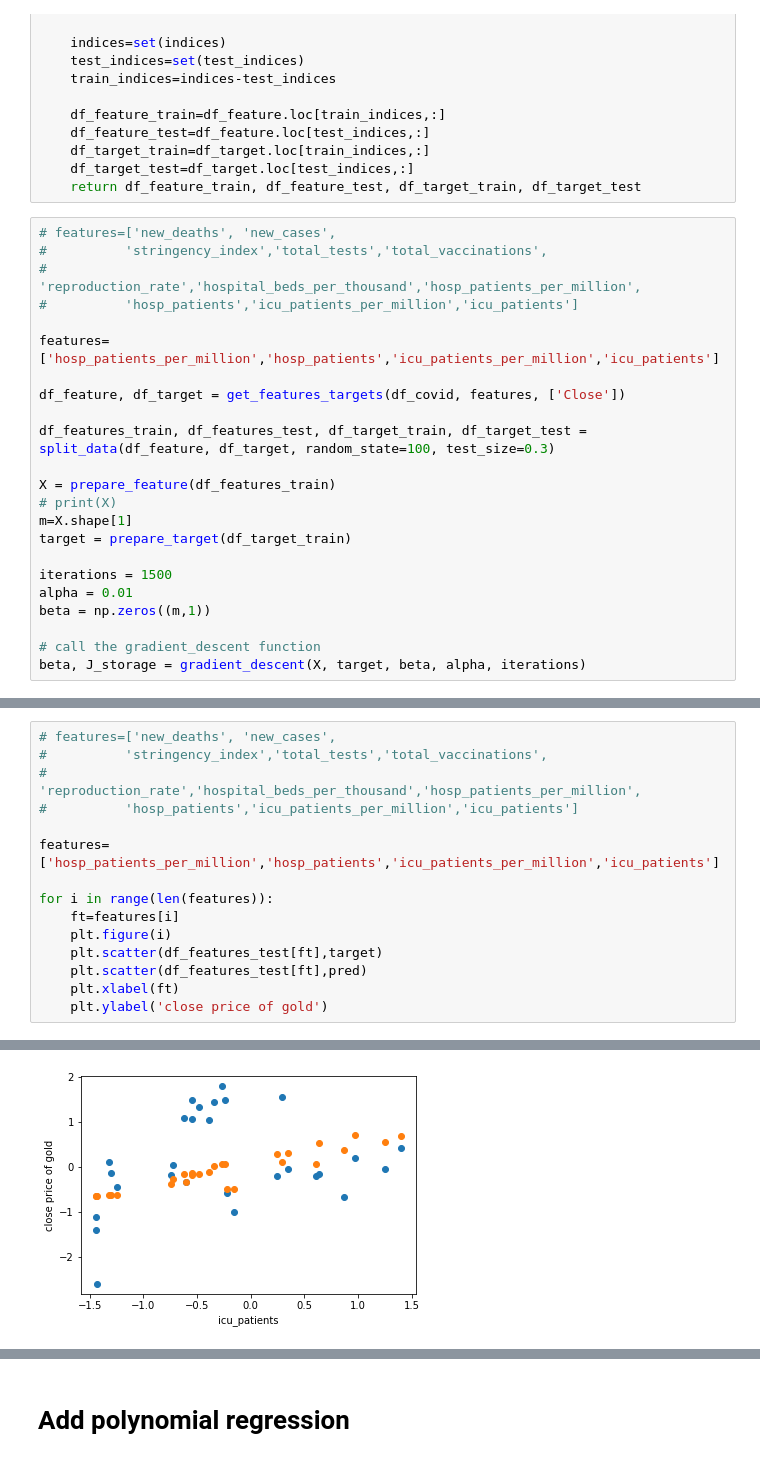
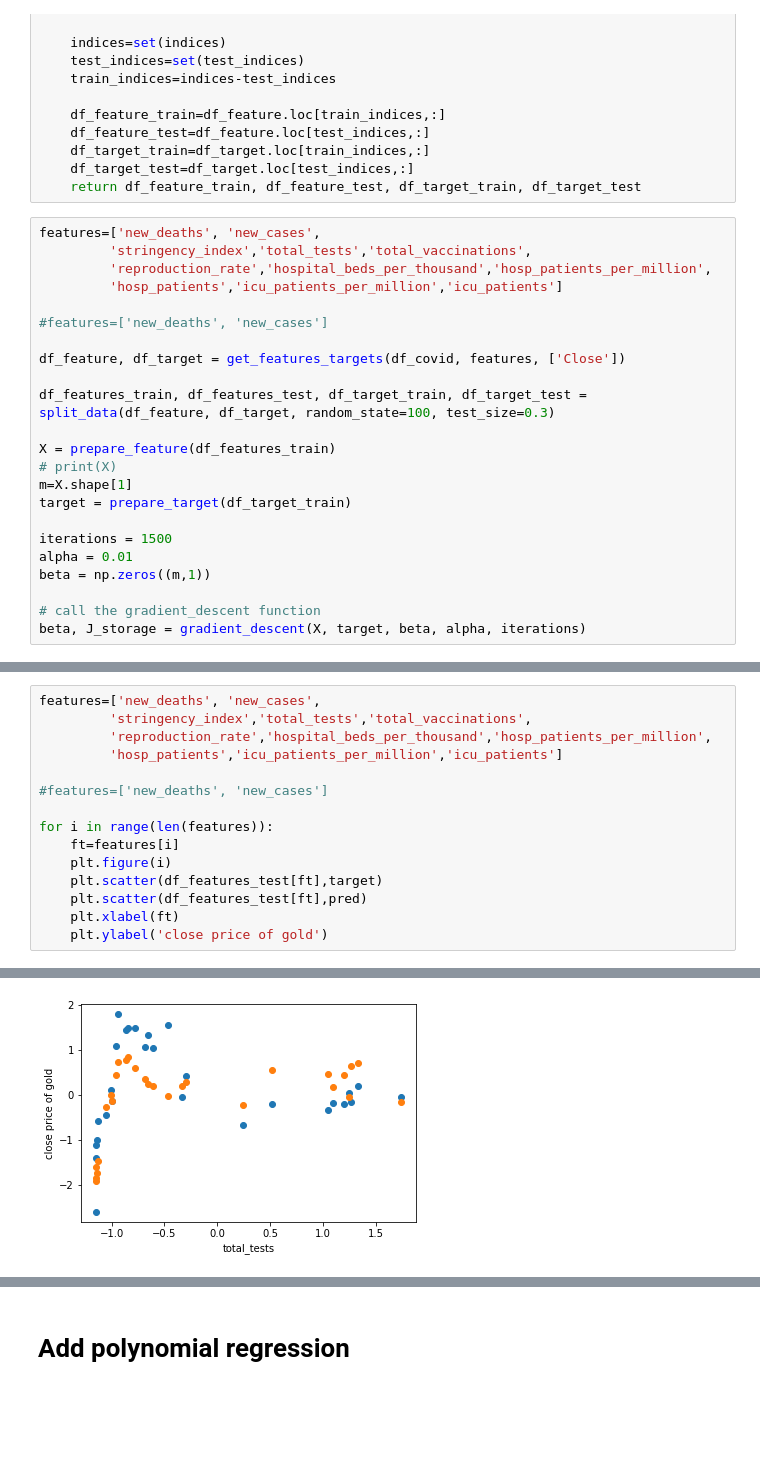
Before and after one commit to shanghongsim/term3_dtp, a Jupyter notebook: task2.ipynb, the cells around one changed output, grey strips where cells are left out. Saved outputs shown, nothing was run; the diff lists cells and outputs as text; blank space fills up the shorter version.

```diff
--- a/task2.ipynb
+++ b/task2.ipynb
@@ -261,12 +261,12 @@ def split_data(df_feature, df_target, random_state=None, test_size=0.5):
     df_target_test=df_target.loc[test_indices,:]
     return df_feature_train, df_feature_test, df_target_train, df_target_test
 # %%
-# features=['new_deaths', 'new_cases',
-#          'stringency_index','total_tests','total_vaccinations',
-#          'reproduction_rate','hospital_beds_per_thousand','hosp_patients_per_million',
-#          'hosp_patients','icu_patients_per_million','icu_patients']
+features=['new_deaths', 'new_cases',
+         'stringency_index','total_tests','total_vaccinations',
+         'reproduction_rate','hospital_beds_per_thousand','hosp_patients_per_million',
+         'hosp_patients','icu_patients_per_million','icu_patients']
 
-features=['hosp_patients_per_million','hosp_patients','icu_patients_per_million','icu_patients']
+#features=['new_deaths', 'new_cases']
 
 df_feature, df_target = get_features_targets(df_covid, features, ['Close'])
 
@@ -303,10 +310,10 @@ with np.printoptions(threshold=np.inf):
 # %%
-# features=['new_deaths', 'new_cases',
-#          'stringency_index','total_tests','total_vaccinations',
-#          'reproduction_rate','hospital_beds_per_thousand','hosp_patients_per_million',
-#          'hosp_patients','icu_patients_per_million','icu_patients']
+features=['new_deaths', 'new_cases',
+         'stringency_index','total_tests','total_vaccinations',
+         'reproduction_rate','hospital_beds_per_thousand','hosp_patients_per_million',
+         'hosp_patients','icu_patients_per_million','icu_patients']
 
-features=['hosp_patients_per_million','hosp_patients','icu_patients_per_million','icu_patients']
+#features=['new_deaths', 'new_cases']
 
 for i in range(len(features)):
     ft=features[i]
@@ -322 +329 @@ for i in range(len(features)):
-[figure, old version]
+[figure, new version]
```
Also changed, not shown: parts of 8 cells of this notebook.
